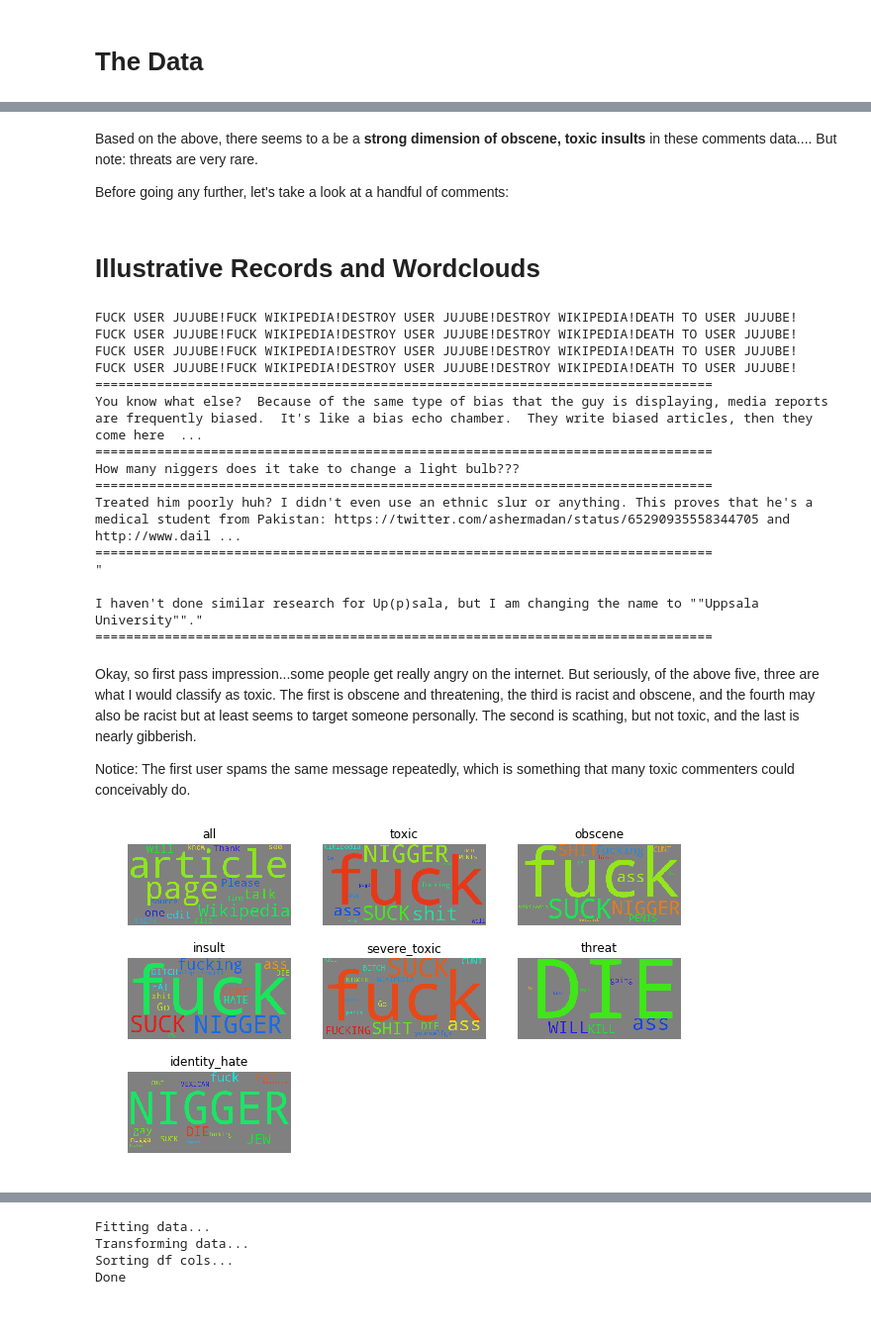
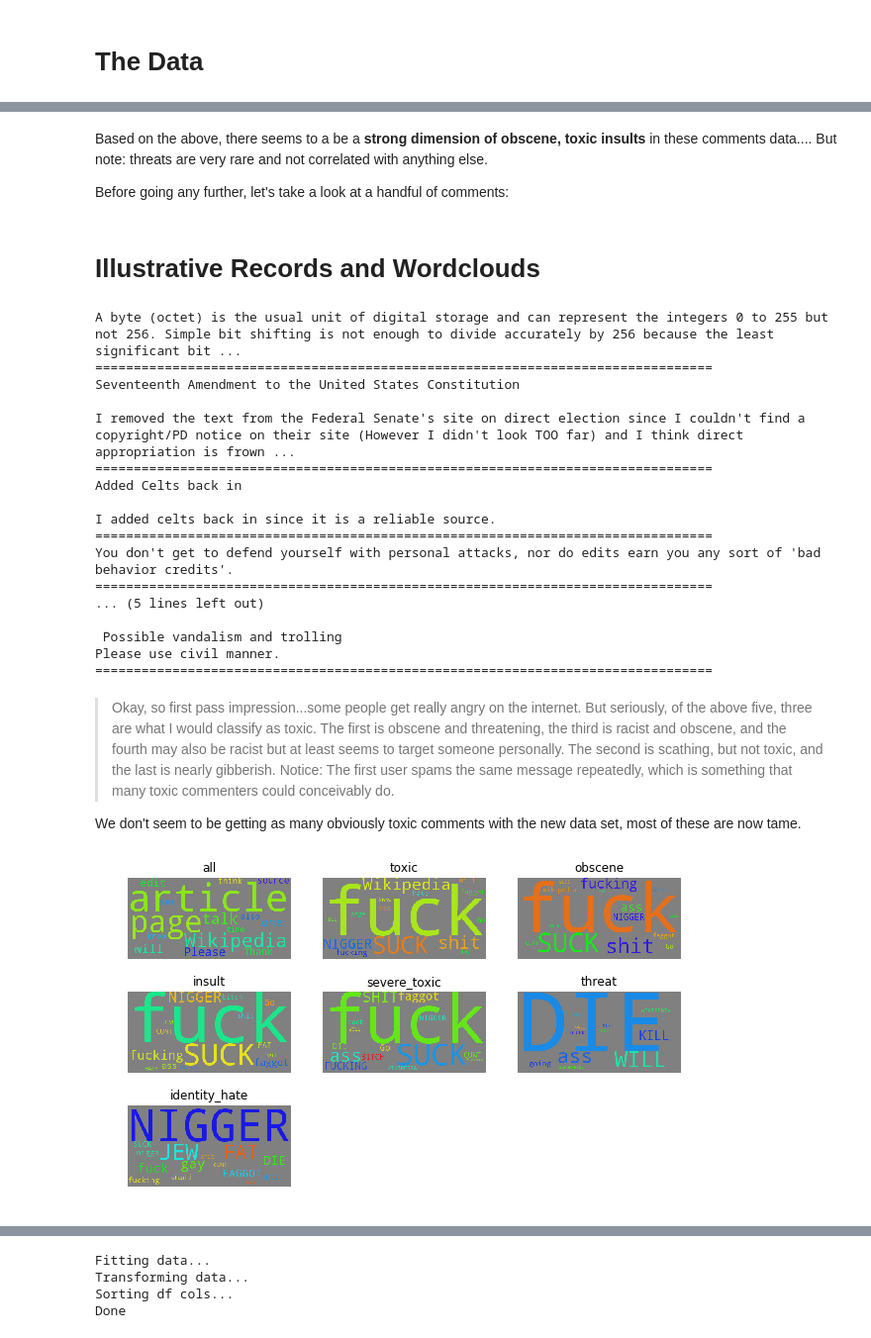
Before and after one commit to bay-area-dataphiles/toxic-comments, a Jupyter notebook: toxic/eda/introduction.ipynb, the cells around one changed output, grey strips where cells are left out. Shown: that part at 99% size. Drawn from its saved outputs; the diff is of its cells as text; code cells hidden in the pictures.

```diff
--- a/toxic/eda/introduction.ipynb
+++ b/toxic/eda/introduction.ipynb
@@ -32,3 +30,6 @@ train = pd.read_csv('train.csv')
+# %%
+train = get_kaggle_data('train', verbose=True)
+test = get_kaggle_data('test', verbose=True)
 # %%
 ratings = train.loc[:, 'toxic':'identity_hate']
 raw_comments = train['comment_text']
@@ -93,61 +106,64 @@ ratings.corr().round(2)
 # %% [markdown]
-Based on the above, there seems to a be a **strong dimension of obscene, toxic insults** in these comments data.... But note: threats are very rare.
+Based on the above, there seems to a be a **strong dimension of obscene, toxic insults** in these comments data.... But note: threats are very rare and not correlated with anything else.
 
 Before going any further, let's take a look at a handful of comments:
 # %% [markdown]
 # Illustrative Records and Wordclouds
 # %%
 from pprint import pprint
-illustrations = train['comment_text'].sample(5, random_state=42*10)
+illustrations = train['comment_text'].sample(5, random_state=10)
 for i in illustrations:
     print(i)
     print('='*80)
 # %% [output]
-FUCK USER JUJUBE!FUCK WIKIPEDIA!DESTROY USER JUJUBE!DESTROY WIKIPEDIA!DEATH TO USER JUJUBE!
-FUCK USER JUJUBE!FUCK WIKIPEDIA!DESTROY USER JUJUBE!DESTROY WIKIPEDIA!DEATH TO USER JUJUBE!
-FUCK USER JUJUBE!FUCK WIKIPEDIA!DESTROY USER JUJUBE!DESTROY WIKIPEDIA!DEATH TO USER JUJUBE!
-FUCK USER JUJUBE!FUCK WIKIPEDIA!DESTROY USER JUJUBE!DESTROY WIKIPEDIA!DEATH TO USER JUJUBE!
+A byte (octet) is the usual unit of digital storage and can represent the integers 0 to 255 but not 256. Simple bit shifting is not enough to divide accurately by 256 because the least significant bit ...
 ================================================================================
-You know what else?  Because of the same type of bias that the guy is displaying, media reports are frequently biased.  It's like a bias echo chamber.  They write biased articles, then they come here  ...
+Seventeenth Amendment to the United States Constitution
+
+I removed the text from the Federal Senate's site on direct election since I couldn't find a copyright/PD notice on their site (However I didn't look TOO far) and I think direct appropriation is frown ...
 ================================================================================
-How many niggers does it take to change a light bulb???
+Added Celts back in
+
+I added celts back in since it is a reliable source.
 ================================================================================
-Treated him poorly huh? I didn't even use an ethnic slur or anything. This proves that he's a medical student from Pakistan: https://twitter.com/ashermadan/status/65290935558344705 and http://www.dail ...
+You don't get to defend yourself with personal attacks, nor do edits earn you any sort of 'bad behavior credits'.
 ================================================================================
-"
+... (5 lines left out)
 
-I haven't done similar research for Up(p)sala, but I am changing the name to ""Uppsala University""."
+ Possible vandalism and trolling
+Please use civil manner.
 ================================================================================
 # %% [markdown]
-Okay, so first pass impression...some people get really angry on the internet. But seriously, of the above five, three are what I would classify as toxic. The first is obscene and threatening, the third is racist and obscene, and the fourth may also be racist but at least seems to target someone personally. The second is scathing, but not toxic, and the last is nearly gibberish.
+>Okay, so first pass impression...some people get really angry on the internet. But seriously, of the above five, three are what I would classify as toxic. The first is obscene and threatening, the third is racist and obscene, and the fourth may also be racist but at least seems to target someone personally. The second is scathing, but not toxic, and the last is nearly gibberish.
+> Notice: The first user spams the same message repeatedly, which is something that many toxic commenters could conceivably do.
 
-Notice: The first user spams the same message repeatedly, which is something that many toxic commenters could conceivably do.
+We don't seem to be getting as many obviously toxic comments with the new data set, most of these are now tame.
 # %%
 cloud = WordCloud(
     random_state=42,
     min_font_size=10,
     max_words=15,
     background_color='gray',
     prefer_horizontal=.999,
     font_step=2,
     relative_scaling=1)
 
 plot_dict = OrderedDict([
     ('all',' '.join(train['comment_text'])),
     ('toxic',' '.join(train['comment_text'][train['toxic'] == 1])),
     ('obscene',' '.join(train.comment_text[train['obscene'] == 1])),
     ('insult',' '.join(train.comment_text[train['insult'] == 1])),
     ('severe_toxic',' '.join(train.comment_text[train['severe_toxic'] == 1])),
     ('threat',' '.join(train.comment_text[train['threat'] == 1])),
     ('identity_hate',' '.join(train.comment_text[train['identity_hate'] == 1])),
 ])
 
 fig = plt.figure(1, figsize=(10,6))
 
 for i,title in enumerate(plot_dict):
     ax = plt.subplot(int(str(33) + str(i + 1)))
-    common.plot_wordcloud_to_axis(plot_dict[title], title, ax, cloud_obj=cloud)
+    common.plotting.plot_wordcloud_to_axis(plot_dict[title], title, ax, cloud_obj=cloud)
 
 plt.show()
 # %% [output]
-[figure, old version]
+[figure, new version]
```
Also changed, not shown: parts of 21 cells of this notebook.
